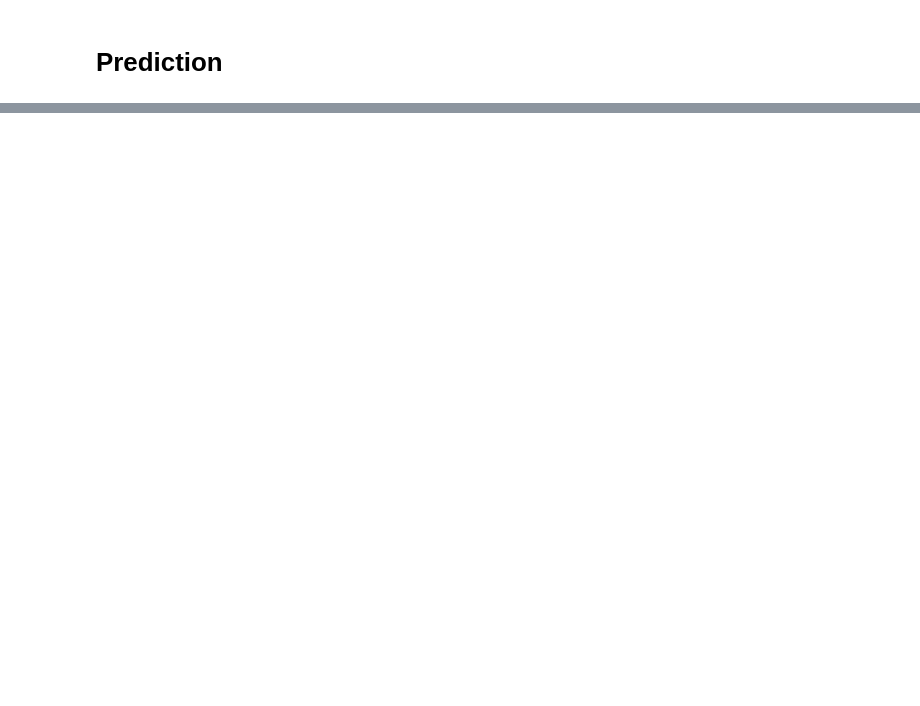
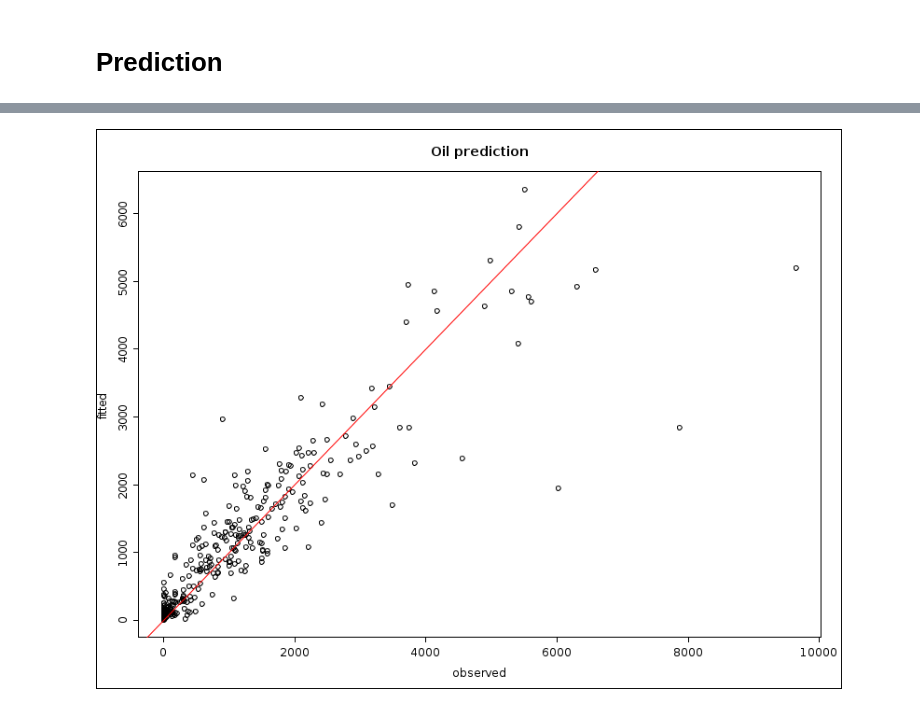
Before and after one commit to mlu68/withOlivier2017, a Jupyter notebook: starter.ipynb, the cells around one changed output, grey strips where cells are left out. Cells and saved outputs as stored; diff of their text form; code cells hidden in the pictures; blank space fills up the shorter version.

```diff
--- a/starter.ipynb
+++ b/starter.ipynb
@@ -163,0 +145,7 @@ write.table(results, "submit.csv", sep = ";",
+# %%
+library(randomForest)
+
+oilPred2 <- na.omit(oilPred)
+
+oilModelRF <- randomForest(OilCum360 ~ ., oilPred2, ntree = 300)
+oilModelRF
@@ -163,0 +161,6 @@ write.table(results, "submit.csv", sep = ";",
+# %%
+plot(oilPred2$OilCum360, oilModelRF$predicted, ylab = "fitted", xlab = "observed",
+    main = "Oil prediction")
+abline(a=0, b=1, col =2)
+# %% [output]
+[figure, added]
```
Also changed, not shown: parts of 13 cells of this notebook.
